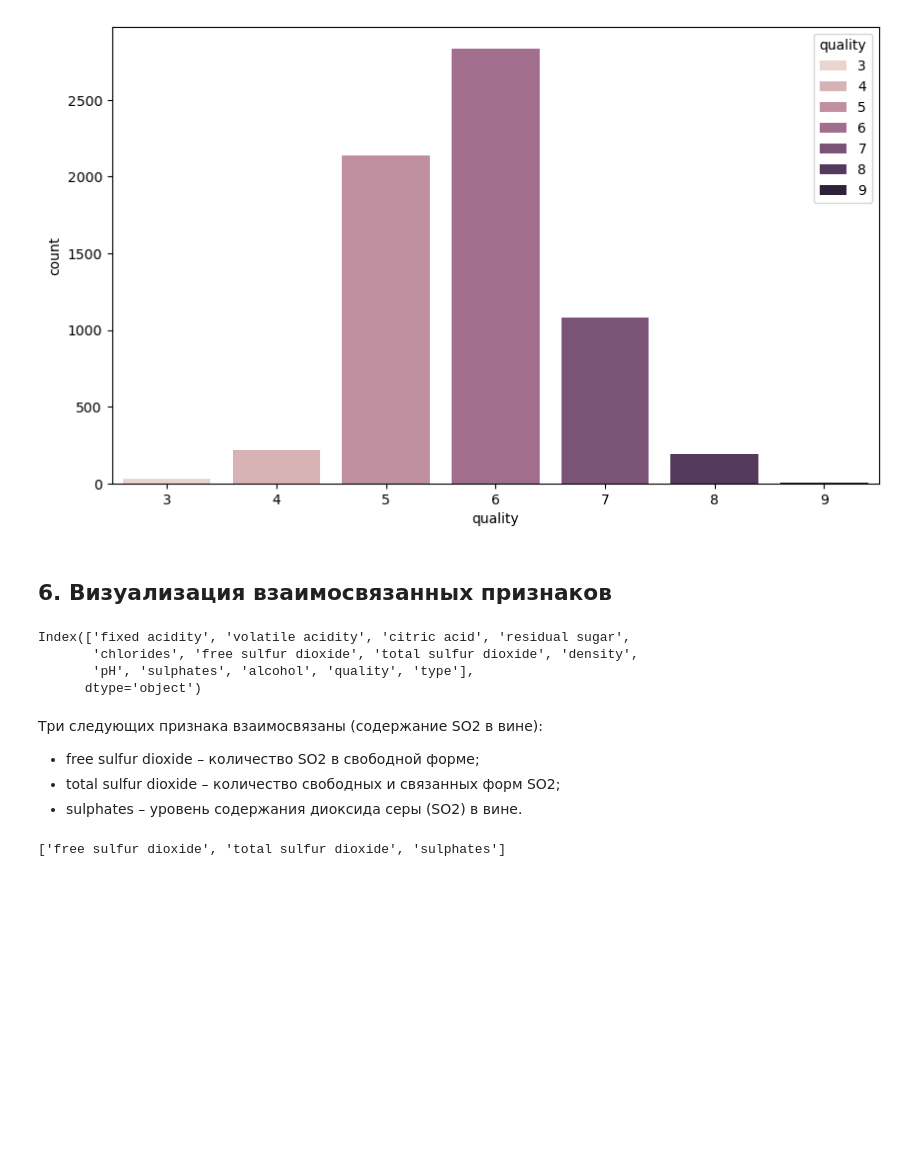
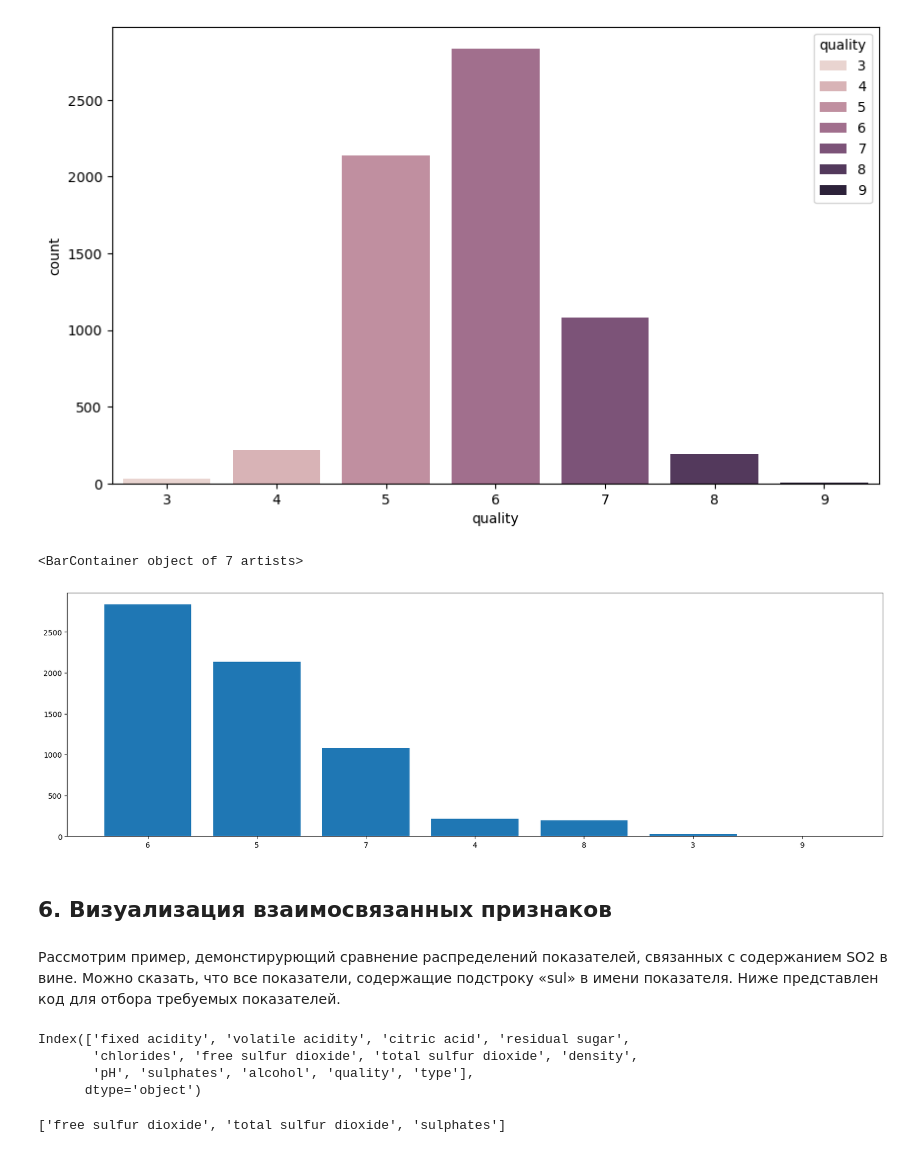
Before and after one commit to michaelspnv/ml_labs, a Jupyter notebook: lab2.ipynb, the cells around one changed output. Saved outputs shown, nothing was run; the diff lists cells and outputs as text; code cells hidden in the pictures; blank space fills up the shorter version.

```diff
--- a/lab2.ipynb
+++ b/lab2.ipynb
@@ -109,6 +167,16 @@ sns.countplot(data, x="quality", hue="quality")
 plt.show()
 # %% [output]
 [figure]
+# %%
+# определение первых n "популярных" категорий вина
+fig = plt.subplots(figsize=(20, 6))
+hist = data["quality"].value_counts()
+plt.bar(hist.index.astype(str), hist)
+# %% [output]
+<BarContainer object of 7 artists>
+[figure, added]
 # %% [markdown]
 ## 6. Визуализация взаимосвязанных признаков
+# %% [markdown]
+Рассмотрим пример, демонстирурющий сравнение распределений показателей, связанных с содержанием SO2 в вине. Можно сказать, что все показатели, содержащие подстроку «sul» в имени показателя. Ниже представлен код для отбора требуемых показателей.
 # %%
@@ -119,11 +187,6 @@ Index(['fixed acidity', 'volatile acidity', 'citric acid', 'residual sugar',
        'chlorides', 'free sulfur dioxide', 'total sulfur dioxide', 'density',
        'pH', 'sulphates', 'alcohol', 'quality', 'type'],
       dtype='object')
-# %% [markdown]
-Три следующих признака взаимосвязаны (содержание SO2 в вине):
-* free sulfur dioxide – количество SO2 в свободной форме;
-* total sulfur dioxide – количество свободных и связанных форм SO2;
-* sulphates – уровень содержания диоксида серы (SO2) в вине.
 # %%
 # Отбор числовых признаков, содержащих подстроку "sul"
 feats = [f for f in data.columns if "sul" in f]
```
Also changed, not shown: parts of 35 cells of this notebook, 2 other files.
